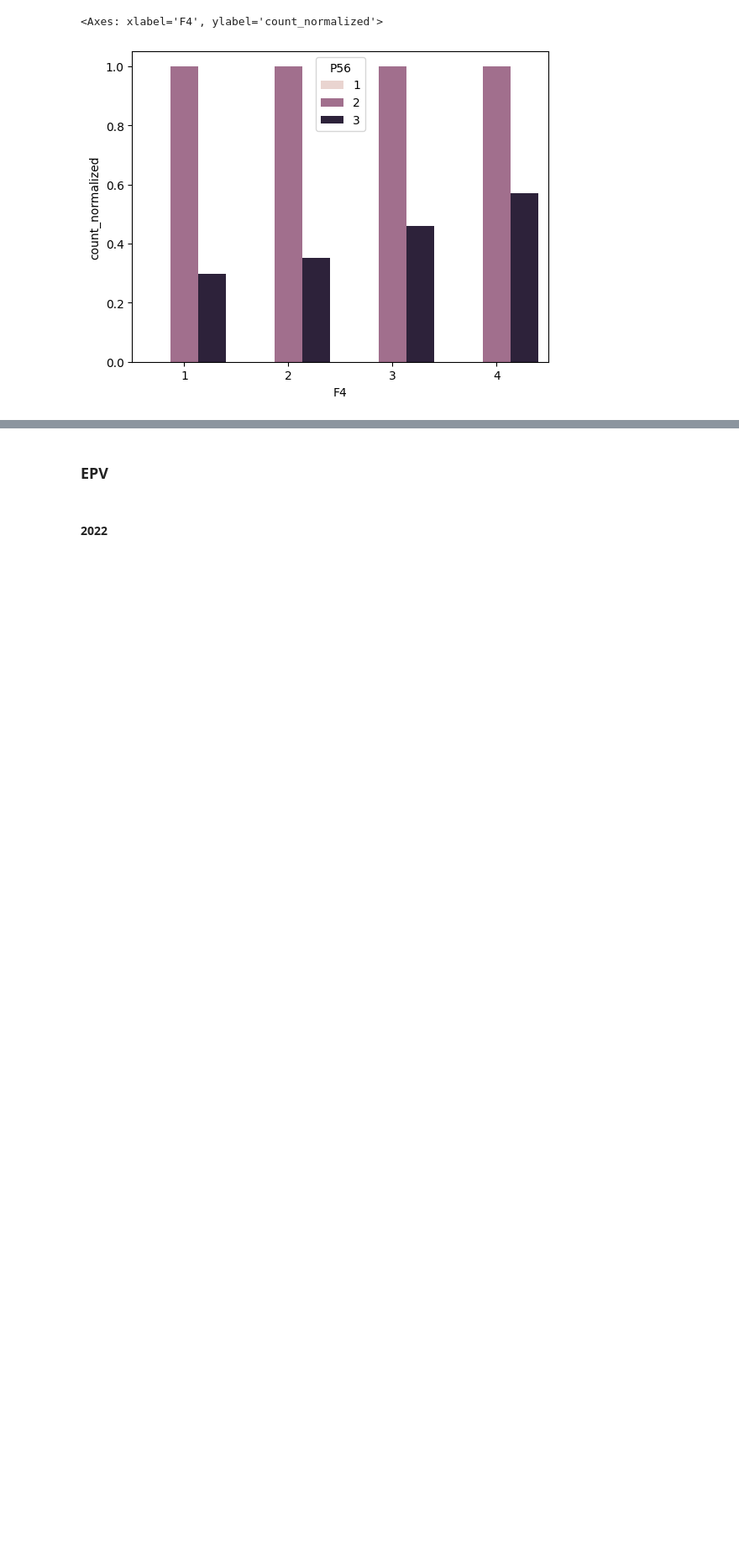
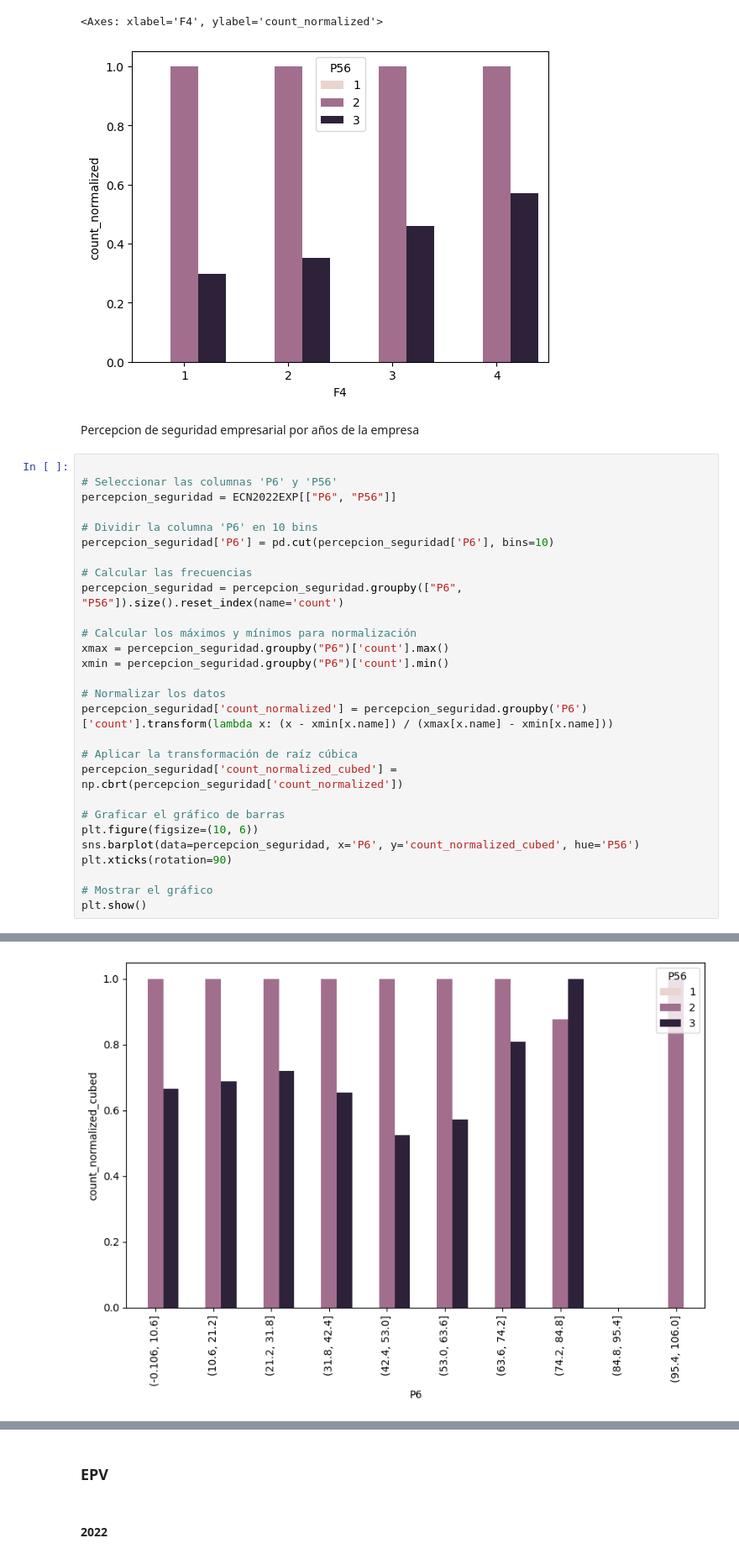
Before and after one commit to JuanParraG/dinamita-de-datos, a Jupyter notebook: Análisis de datos.ipynb, the cells around one changed output, grey strips where cells are left out. Shown at 84% size. Saved outputs shown, nothing was run; the diff lists cells and outputs as text; blank space fills up the shorter version.

```diff
--- a/Análisis de datos.ipynb
+++ b/Análisis de datos.ipynb
@@ -374,3 +374,34 @@ sns.barplot(data=percepcion_seguridad_df, x='F4', y='count_normalized', hue="P56
 # %% [output]
 <Axes: xlabel='F4', ylabel='count_normalized'>
 [figure]
+# %% [markdown]
+Percepcion de seguridad empresarial por años de la empresa
+# %%
+
+# Seleccionar las columnas 'P6' y 'P56'
+percepcion_seguridad = ECN2022EXP[["P6", "P56"]]
+
+# Dividir la columna 'P6' en 10 bins
+percepcion_seguridad['P6'] = pd.cut(percepcion_seguridad['P6'], bins=10)
+
+# Calcular las frecuencias
+percepcion_seguridad = percepcion_seguridad.groupby(["P6", "P56"]).size().reset_index(name='count')
+
+# Calcular los máximos y mínimos para normalización
+xmax = percepcion_seguridad.groupby("P6")['count'].max()
+xmin = percepcion_seguridad.groupby("P6")['count'].min()
+
+# Normalizar los datos
+percepcion_seguridad['count_normalized'] = percepcion_seguridad.groupby('P6')['count'].transform(lambda x: (x - xmin[x.name]) / (xmax[x.name] - xmin[x.name]))
+
+# Aplicar la transformación de raíz cúbica
+percepcion_seguridad['count_normalized_cubed'] = np.cbrt(percepcion_seguridad['count_normalized'])
+
+# Graficar el gráfico de barras
+plt.figure(figsize=(10, 6))
+sns.barplot(data=percepcion_seguridad, x='P6', y='count_normalized_cubed', hue='P56')
+plt.xticks(rotation=90)
+
+# Mostrar el gráfico
+plt.show()
+# %% [output]
@@ -376,0 +413 @@ sns.barplot(data=percepcion_seguridad_df, x='F4', y='count_normalized', hue="P56
+[figure, added]
```
Also changed, not shown: parts of 3 cells of this notebook.
